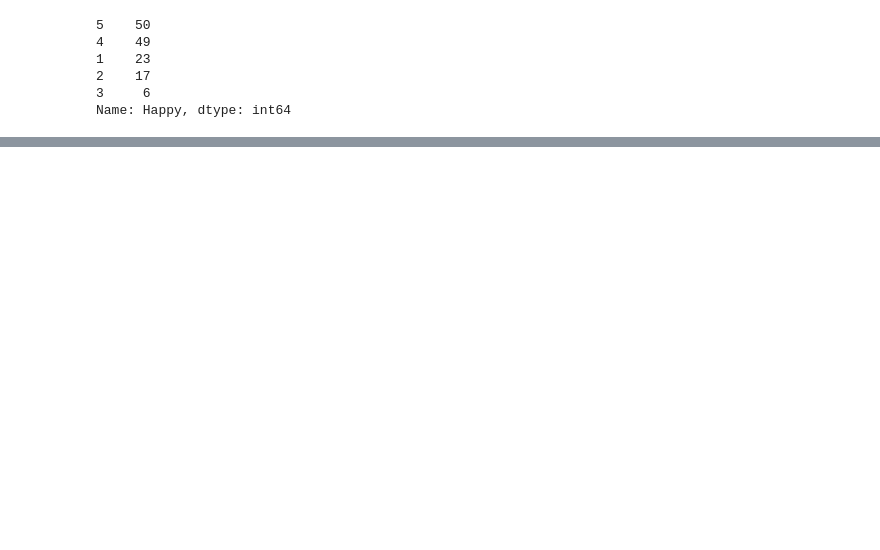
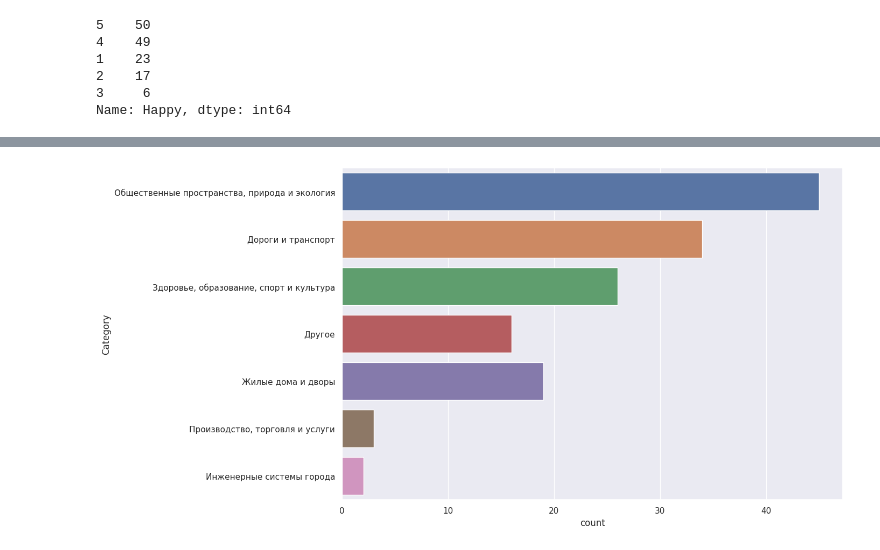
Before and after one commit to modernpacifist/komsomolsk-on-amur-comment-analysis, a Jupyter notebook: KomsomolskOnAmurCommentAnalysis.ipynb, the cells around one changed output, grey strips where cells are left out. Cells and saved outputs as stored; diff of their text form; code cells hidden in the pictures; blank space fills up the shorter version.

```diff
--- a/KomsomolskOnAmurCommentAnalysis.ipynb
+++ b/KomsomolskOnAmurCommentAnalysis.ipynb
@@ -139,0 +185,6 @@ df
+# %%
+plt.figure(figsize=(12, 8))
+sns.countplot(y='Category', data=df)
+plt.show()
+# %% [output]
+[figure, added]
```
Also changed, not shown: parts of 17 cells of this notebook.
